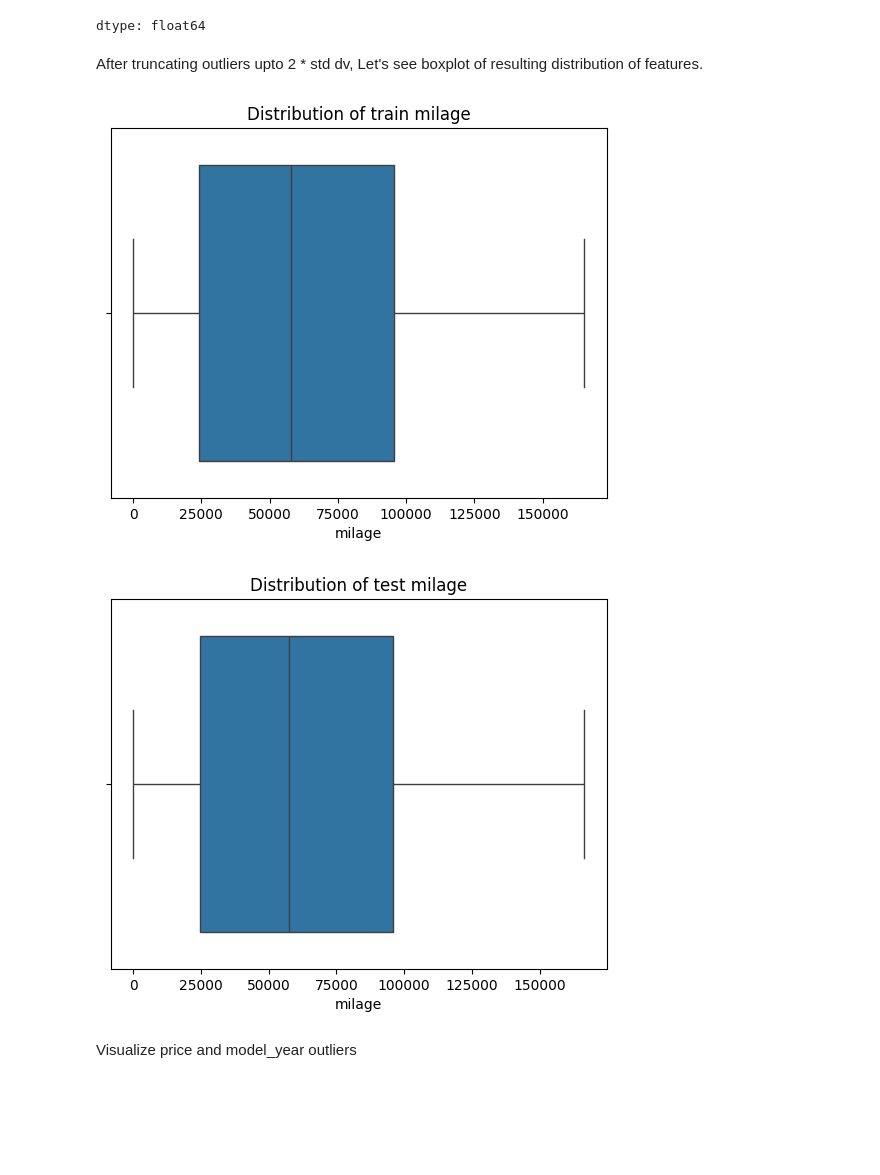
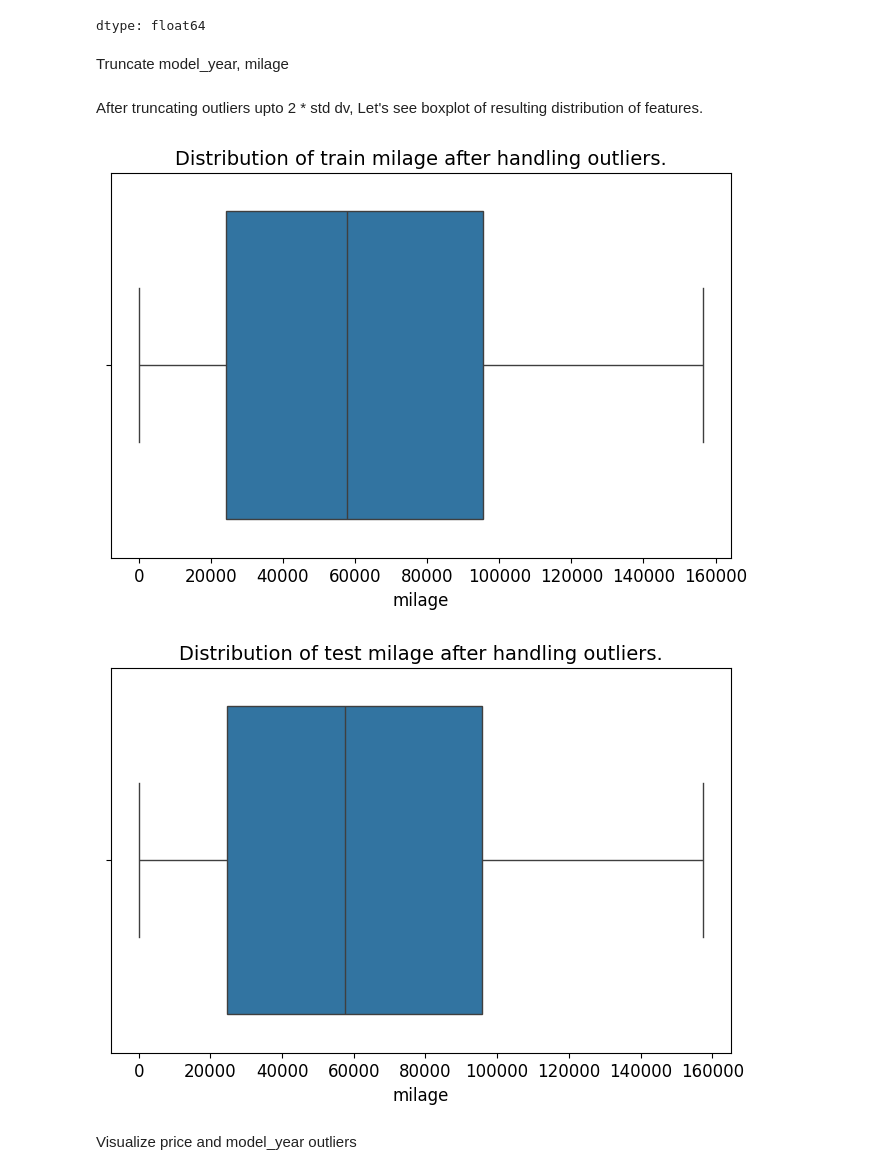
Before and after one commit to omkar-thite/used_car_regression_kaggle, a Jupyter notebook: used_car_regression.ipynb, the cells around one changed output. Cells and saved outputs as stored; diff of their text form; code cells hidden in the pictures; blank space fills up the shorter version.

```diff
--- a/used_car_regression.ipynb
+++ b/used_car_regression.ipynb
@@ -25,5 +25,12 @@ import xgboost as xgb
 import seaborn as sns
 
 import matplotlib.pyplot as plt
+# %%
+plt.rcParams.update({
+    'figure.figsize': (8, 5),
+    'font.size': 12,
+    'axes.titlesize': 14,
+    'axes.labelsize': 12
+})
 # %%
 RANDOM_STATE = 123
@@ -126,18 +140,24 @@ def handle_outliers(col, limit=2):
     col (Series): Column to truncate
     limit (int) : Multiple of standard deviation at which to truncate column
     '''
+    # Copy the column
     x = col.copy()
+
+    # Calculate bounds
     mean = x.mean()
     std_dev = x.std()
     lower_bound = mean - (limit * std_dev)
     upper_bound = mean + (limit * std_dev)
 
-    x[x < lower_bound] = lower_bound
-    x[x > upper_bound] = upper_bound
+    # Reassign values above or below the bounds
+    x[x <= lower_bound] = lower_bound
+    x[x >= upper_bound] = upper_bound
 
     return x
+# %% [markdown]
+Truncate model_year, milage
 # %%
-df['price'] = handle_outliers(df['price'], 2)
+#df['price'] = handle_outliers(df['price'], 2)
 df['milage'] = handle_outliers(df['milage'], 2)
 df['model_year'] = handle_outliers(df['model_year'], 2)
 
@@ -147,14 +167,15 @@ test['model_year'] = handle_outliers(test['model_year'], 2)
 After truncating outliers upto 2 * std dv, Let's see boxplot of resulting distribution of features.
 # %%
 sns.boxplot(x=df['milage'])
-plt.title("Distribution of train milage")
+plt.title("Distribution of train milage after handling outliers.")
 plt.show()
+
 sns.boxplot(x=test['milage'])
-plt.title("Distribution of test milage")
+plt.title("Distribution of test milage after handling outliers.")
 plt.show()
 # %% [output]
-[figure, old version]
+[figure, new version]
-[figure, old version]
+[figure, new version]
 # %% [markdown]
 Visualize price and model_year outliers
 # %%
```
Also changed, not shown: parts of 16 cells of this notebook.
